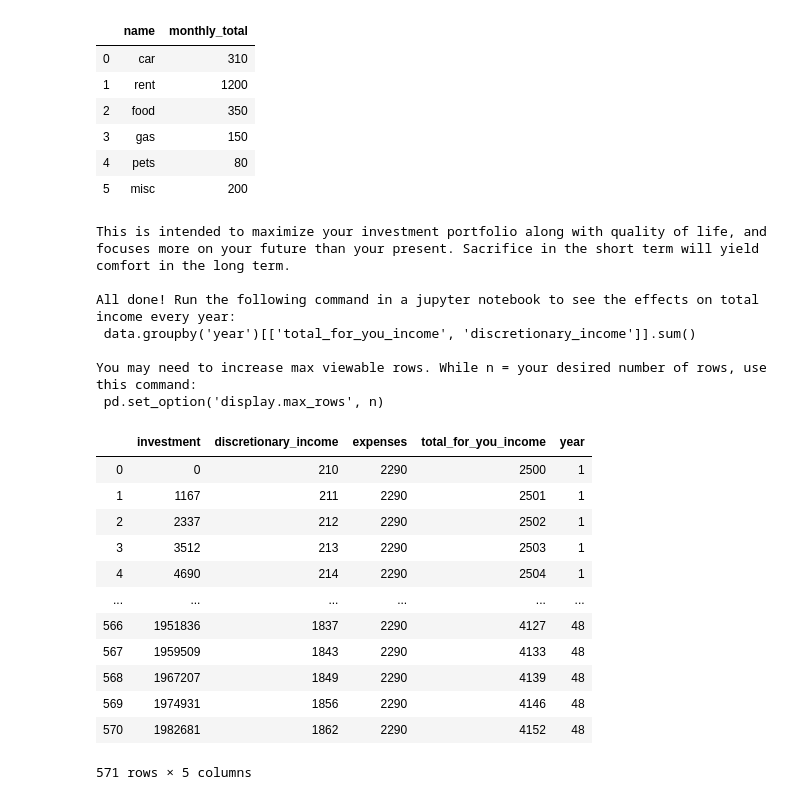
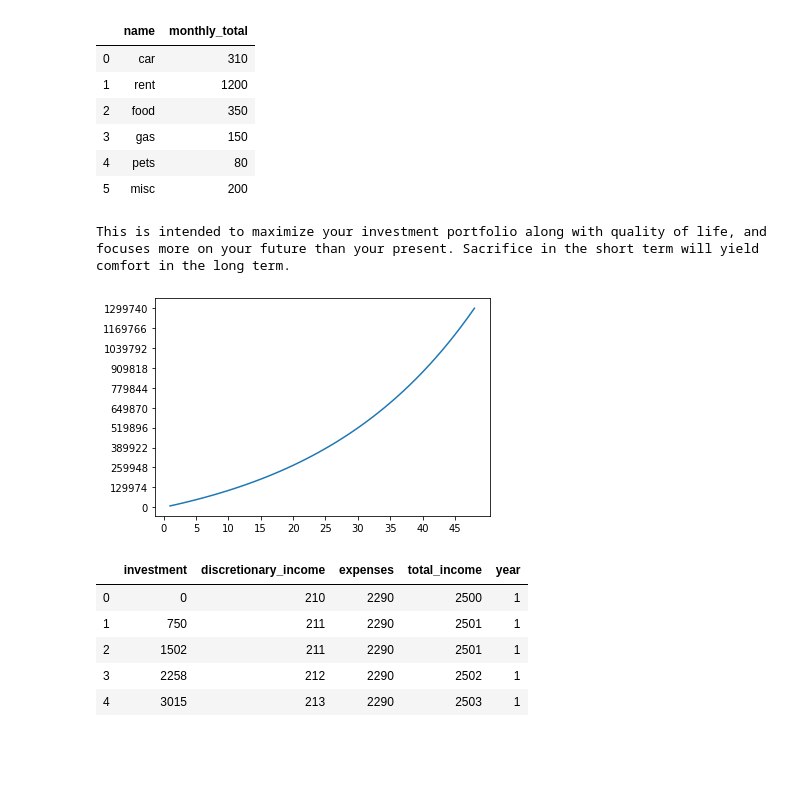
Before and after one commit to DaringDane/Calc_Invest, a Jupyter notebook: calc_invest/testing_notebook.ipynb, the cells around one changed output. Saved outputs shown, nothing was run; the diff lists cells and outputs as text; code cells hidden in the pictures; blank space fills up the shorter version.

Commit message:
Massive overhaul on Notebook function. Interactive graphs, modular parameters added.

```diff
--- a/calc_invest/testing_notebook.ipynb
+++ b/calc_invest/testing_notebook.ipynb
@@ -14,7 +83,17 @@ from calc_invest import *
 # %%
-expenses_dict = {'name': ['car', 'rent', 'food', 'gas', 'pets', 'misc'], 'monthly_total': [310, 1200, 350, 150, 80, 200]}
-expenses = pd.DataFrame(expenses_dict)
-expenses
+expenses_dict = {'name': ['car', 'rent', 'food', 'gas', 'pets', 'misc'],
+                 'monthly_total': [310, 1200, 350, 150, 80, 200]}
+
+args_dict = {'annual_taxable_income': 50000.0,
+             'current_investments': 0,
+             'expected_pct_dividends': 0.05,
+             'min_living_cost': 30000,
+             'filing_status': 'single',
+             'pct_reinvest': 0.8,
+             'months_remaining': 576}
+
+expense_table = pd.DataFrame(expenses_dict)
+expense_table
 # %% [output]
 |  | name | monthly_total |
 | 0 | car | 310 |
@@ -23,13 +102,3 @@ expenses
 | 3 | gas | 150 |
 | 4 | pets | 80 |
 | 5 | misc | 200 |
-# %%
-data, args_dict, expense_table = calc_invest(50000, 0, 0.05, 30000, 'mfj', 0.8, 571, expenses)
-# %% [output]
-This is intended to maximize your investment portfolio along with quality of life, and focuses more on your future than your present. Sacrifice in the short term will yield comfort in the long term.
-
-All done! Run the following command in a jupyter notebook to see the effects on total income every year:
- data.groupby('year')[['total_for_you_income', 'discretionary_income']].sum()
-
-You may need to increase max viewable rows. While n = your desired number of rows, use this command:
- pd.set_option('display.max_rows', n)
@@ -36,16 +107,16 @@ You may need to increase max viewable rows. While n = your desired number of row
+# %%
+data, plot_yearly, args_dict, expense_table = calc_invest(**args_dict, expense_table=expense_table)
+create_graph(args_dict, plot_yearly)
+compile_graphs.append(plot_yearly)
+# %% [output]
+This is intended to maximize your investment portfolio along with quality of life, and focuses more on your future than your present. Sacrifice in the short term will yield comfort in the long term.
+[figure, added]
 # %%
-data
+data.head()
 # %% [output]
-|  | investment | discretionary_income | expenses | total_for_you_income | year |
+|  | investment | discretionary_income | expenses | total_income | year |
 | 0 | 0 | 210 | 2290 | 2500 | 1 |
-| 1 | 1167 | 211 | 2290 | 2501 | 1 |
-| 2 | 2337 | 212 | 2290 | 2502 | 1 |
-| 3 | 3512 | 213 | 2290 | 2503 | 1 |
-| 4 | 4690 | 214 | 2290 | 2504 | 1 |
-| ... | ... | ... | ... | ... | ... |
-| 566 | 1951836 | 1837 | 2290 | 4127 | 48 |
-| 567 | 1959509 | 1843 | 2290 | 4133 | 48 |
-| 568 | 1967207 | 1849 | 2290 | 4139 | 48 |
-| 569 | 1974931 | 1856 | 2290 | 4146 | 48 |
-| 570 | 1982681 | 1862 | 2290 | 4152 | 48 |
+| 1 | 750 | 211 | 2290 | 2501 | 1 |
+| 2 | 1502 | 211 | 2290 | 2501 | 1 |
+| 3 | 2258 | 212 | 2290 | 2502 | 1 |
+| 4 | 3015 | 213 | 2290 | 2503 | 1 |
-571 rows × 5 columns
```
Also changed, not shown: parts of 44 cells of this notebook, 1 other file.
